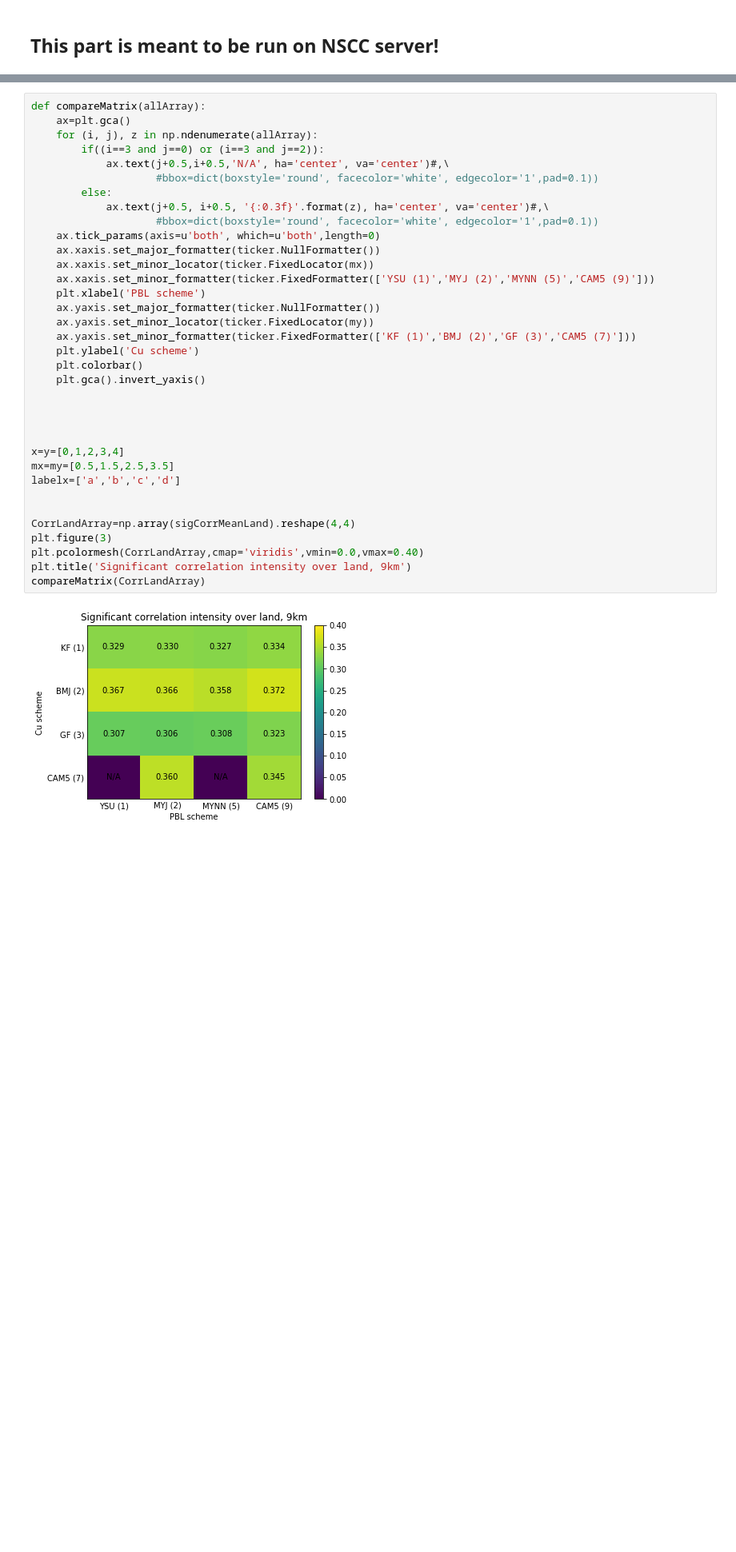
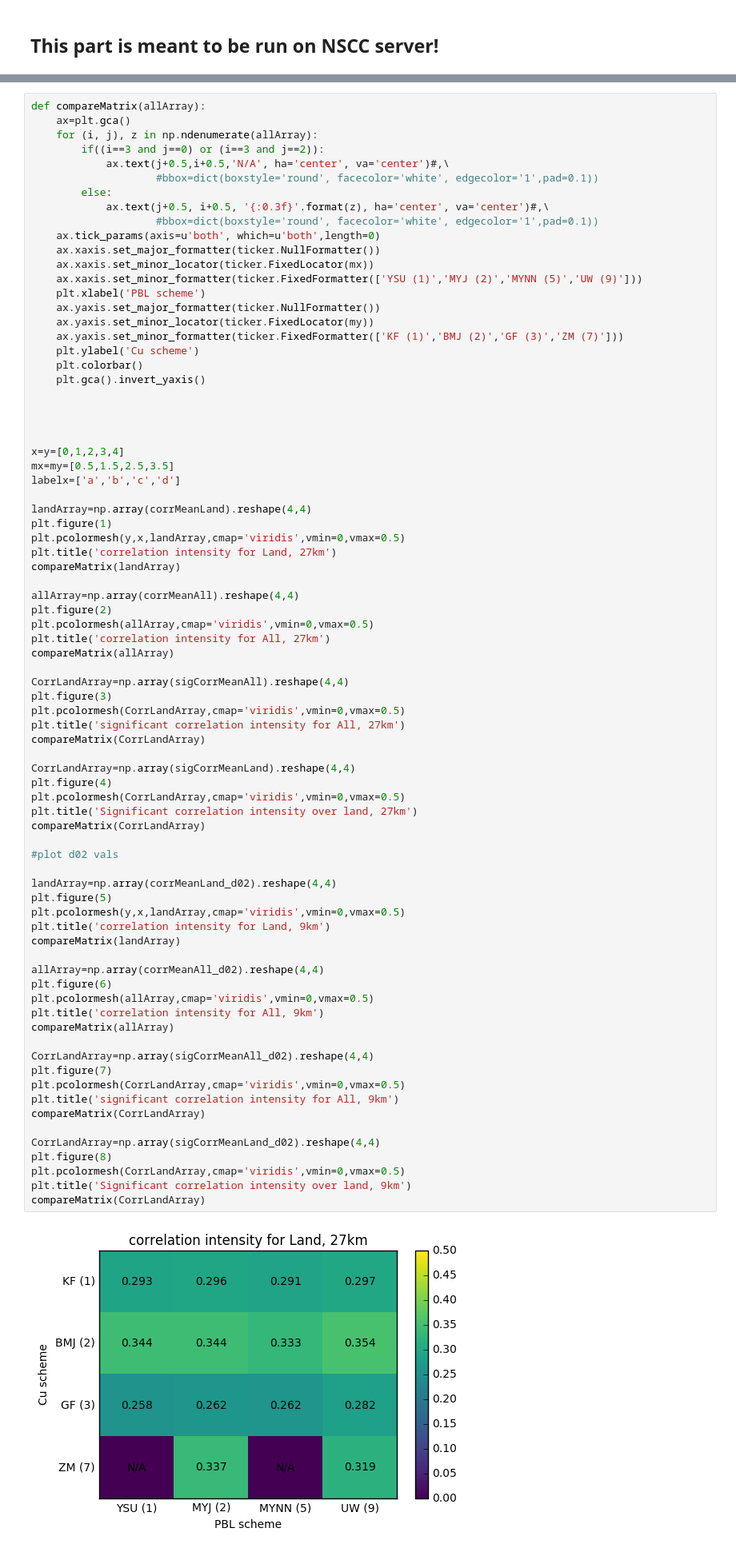
Before and after one commit to nickyeolk/thesisScripts, a Jupyter notebook: correlationComparison.ipynb, the cells around one changed output, grey strips where cells are left out. Shown: that part at 80% size. Saved outputs shown, nothing was run; the diff lists cells and outputs as text; blank space fills up the shorter version.

```diff
--- a/correlationComparison.ipynb
+++ b/correlationComparison.ipynb
@@ -181,35 +185,78 @@ def compareMatrix(allArray):
     ax=plt.gca()
     for (i, j), z in np.ndenumerate(allArray):
         if((i==3 and j==0) or (i==3 and j==2)):
             ax.text(j+0.5,i+0.5,'N/A', ha='center', va='center')#,\
                     #bbox=dict(boxstyle='round', facecolor='white', edgecolor='1',pad=0.1))
         else:
             ax.text(j+0.5, i+0.5, '{:0.3f}'.format(z), ha='center', va='center')#,\
                     #bbox=dict(boxstyle='round', facecolor='white', edgecolor='1',pad=0.1))
     ax.tick_params(axis=u'both', which=u'both',length=0)
     ax.xaxis.set_major_formatter(ticker.NullFormatter())
     ax.xaxis.set_minor_locator(ticker.FixedLocator(mx))
-    ax.xaxis.set_minor_formatter(ticker.FixedFormatter(['YSU (1)','MYJ (2)','MYNN (5)','CAM5 (9)']))
+    ax.xaxis.set_minor_formatter(ticker.FixedFormatter(['YSU (1)','MYJ (2)','MYNN (5)','UW (9)']))
     plt.xlabel('PBL scheme')
     ax.yaxis.set_major_formatter(ticker.NullFormatter())
     ax.yaxis.set_minor_locator(ticker.FixedLocator(my))
-    ax.yaxis.set_minor_formatter(ticker.FixedFormatter(['KF (1)','BMJ (2)','GF (3)','CAM5 (7)']))
+    ax.yaxis.set_minor_formatter(ticker.FixedFormatter(['KF (1)','BMJ (2)','GF (3)','ZM (7)']))
     plt.ylabel('Cu scheme')
     plt.colorbar()
     plt.gca().invert_yaxis()
 
 
 
 
 x=y=[0,1,2,3,4]
 mx=my=[0.5,1.5,2.5,3.5]
 labelx=['a','b','c','d']
 
+landArray=np.array(corrMeanLand).reshape(4,4)
+plt.figure(1)
+plt.pcolormesh(y,x,landArray,cmap='viridis',vmin=0,vmax=0.5)
+plt.title('correlation intensity for Land, 27km')
+compareMatrix(landArray)
+
+allArray=np.array(corrMeanAll).reshape(4,4)
+plt.figure(2)
+plt.pcolormesh(allArray,cmap='viridis',vmin=0,vmax=0.5)
+plt.title('correlation intensity for All, 27km')
+compareMatrix(allArray)
+
+CorrLandArray=np.array(sigCorrMeanAll).reshape(4,4)
+plt.figure(3)
+plt.pcolormesh(CorrLandArray,cmap='viridis',vmin=0,vmax=0.5)
+plt.title('significant correlation intensity for All, 27km')
+compareMatrix(CorrLandArray)
 
 CorrLandArray=np.array(sigCorrMeanLand).reshape(4,4)
-plt.figure(3)
-plt.pcolormesh(CorrLandArray,cmap='viridis',vmin=0.0,vmax=0.40)
+plt.figure(4)
+plt.pcolormesh(CorrLandArray,cmap='viridis',vmin=0,vmax=0.5)
+plt.title('Significant correlation intensity over land, 27km')
+compareMatrix(CorrLandArray)
+
+#plot d02 vals
+
+landArray=np.array(corrMeanLand_d02).reshape(4,4)
+plt.figure(5)
+plt.pcolormesh(y,x,landArray,cmap='viridis',vmin=0,vmax=0.5)
+plt.title('correlation intensity for Land, 9km')
+compareMatrix(landArray)
+
+allArray=np.array(corrMeanAll_d02).reshape(4,4)
+plt.figure(6)
+plt.pcolormesh(allArray,cmap='viridis',vmin=0,vmax=0.5)
+plt.title('correlation intensity for All, 9km')
+compareMatrix(allArray)
+
+CorrLandArray=np.array(sigCorrMeanAll_d02).reshape(4,4)
+plt.figure(7)
+plt.pcolormesh(CorrLandArray,cmap='viridis',vmin=0,vmax=0.5)
+plt.title('significant correlation intensity for All, 9km')
+compareMatrix(CorrLandArray)
+
+CorrLandArray=np.array(sigCorrMeanLand_d02).reshape(4,4)
+plt.figure(8)
+plt.pcolormesh(CorrLandArray,cmap='viridis',vmin=0,vmax=0.5)
 plt.title('Significant correlation intensity over land, 9km')
 compareMatrix(CorrLandArray)
 # %% [output]
-[figure, old version]
+[figure, new version]
```
Also changed, not shown: parts of 4 cells of this notebook, 2 other files.
